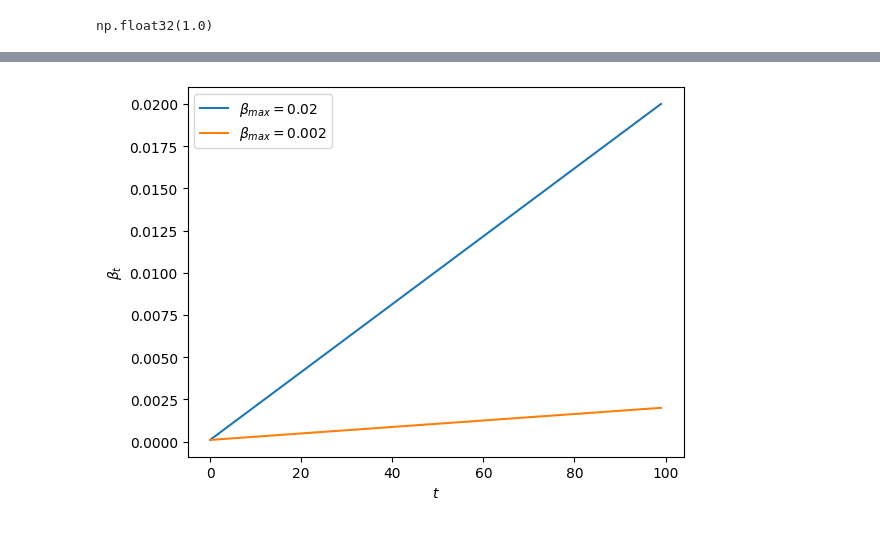
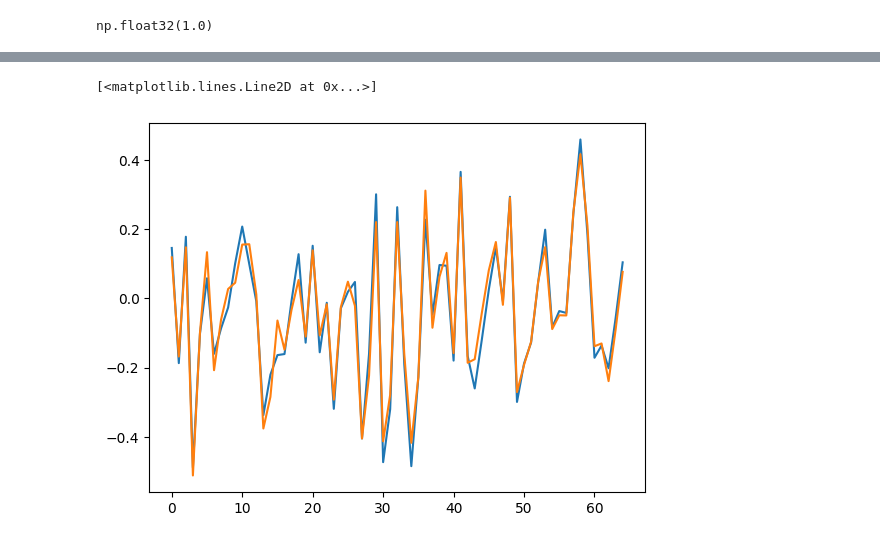
Before and after one commit to baristuran/baris-personal, a Jupyter notebook: data_assimilation.ipynb, the cells around one changed output, grey strips where cells are left out. Saved outputs shown, nothing was run; the diff lists cells and outputs as text; code cells hidden in the pictures.

```diff
--- a/data_assimilation.ipynb
+++ b/data_assimilation.ipynb
@@ -147,31 +144,0 @@ tensor([[[[nan, nan, nan,  ..., nan, nan, nan],
-# %%
-#Nearest neighbor interpolation
-xx,yy = np.meshgrid(np.arange(256), np.arange(256))
-coordinates = np.vstack((nx, ny)).T
-#interpolated_sparse_measurement = interpolate.griddata(coordinates, sparse_measurement, (xx,yy), method='nearest').T
-sparse_measurement_list = []
-print(sparse_measurement.shape)
-for i in range(sparse_measurement.shape[0]):
-    sl_list = []
-    for j in range(sparse_measurement.shape[1]):
-        sl_list.append(interpolate.griddata(coordinates, sparse_measurement[i,j], (xx,yy), method='nearest').T)
-    sparse_measurement_list.append(sl_list)
-
-interpolated_sparse_measurement = np.array(sparse_measurement_list)
-
-#Visualize location of selected points and interpolated sparse measurements
-figure,ax = plt.subplots()
-figure2,ax2 = plt.subplots()
-ax.imshow(test_snapshots[0,0])
-mask = np.zeros((256, 256))
-mask[nx, ny] = 1
-ax.scatter(xx*mask, yy*mask, s=1, c="black", alpha=0.5)
-ax2.imshow(interpolated_sparse_measurement[0, 5])
-ax.invert_yaxis()
-ax2.invert_yaxis()
-ax2.set_title("")
-figure.savefig("Enforcement_Line.png", dpi=400)
-figure2.savefig("Enforcement_Line_Upscaled.png", dpi=400)
-#Choose one of the four trajectories
-trajectory = 3
-#sparse_measurement = torch.tensor(interpolated_sparse_measurement[trajectory],  dtype=torch.float32).unsqueeze(1).to(device)
@@ -518,14 +145,6 @@ fig.savefig("plots/jaxcfd_snapshots.png", dpi=400)
-# %%
-import numpy as np
-import matplotlib.pyplot as plt
-beta_1 = np.linspace(1e-4, 0.02, 100)
-beta_2 =  np.linspace(1e-4, 0.002, 100)
-plt.plot(beta_1)
-plt.plot(beta_2)
-
-plt.xlabel(r"$t$")
-plt.ylabel(r"$\beta_t$")
-plt.legend([r"$\beta_{max}=0.02$", r"$\beta_{max}=0.002$"])
-plt.savefig("Beta_Plot.png", dpi=400)
-# %% [output]
-[figure, removed]
+# %%
+plt.plot(generated_sample.squeeze().cpu().detach().numpy()[nx,ny])
+plt.plot(test_snapshots.squeeze()[trajectory, nx,ny])
+# %% [output]
+[<matplotlib.lines.Line2D at 0x...>]
+[figure, added]
```
Also changed, not shown: parts of 14 cells of this notebook.
